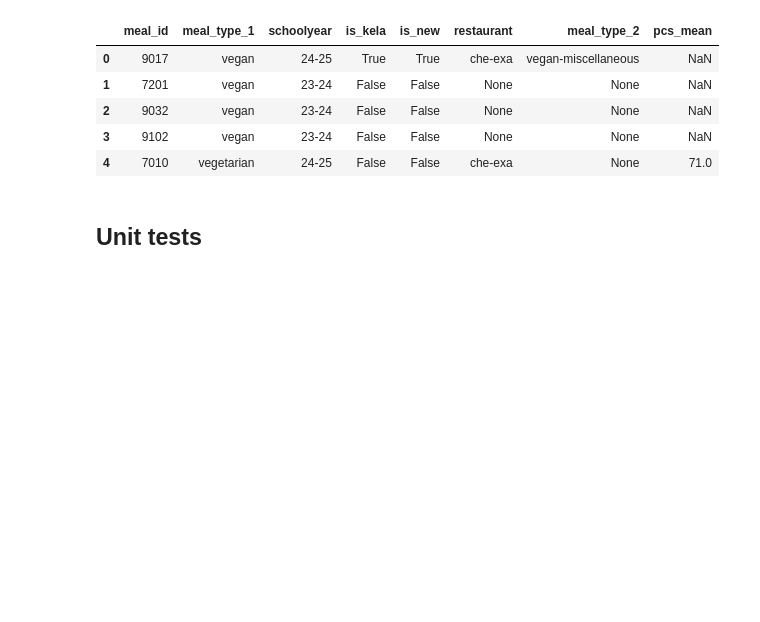
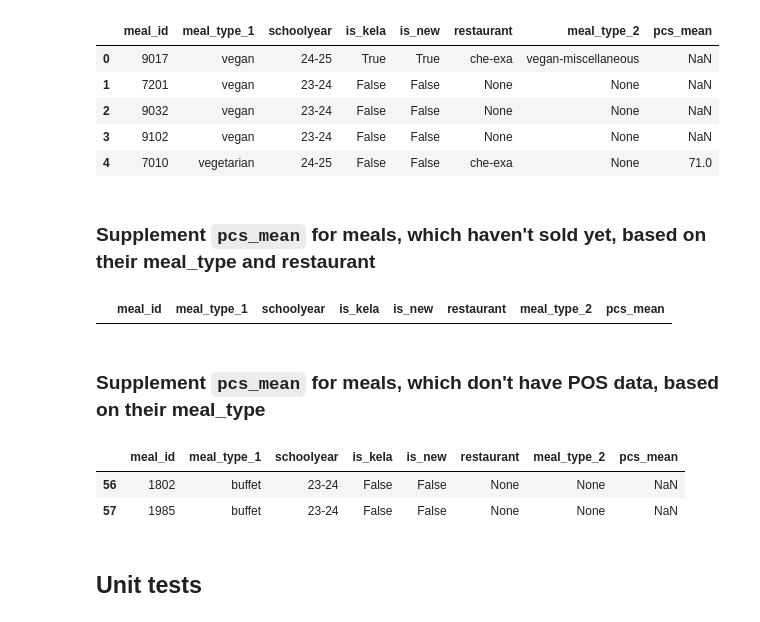
Before and after one commit to Food-Waste-Optimization/Food-Waste-Optimization, a Jupyter notebook: notebooks/phase_4/1_extract_dims/dim_meals.ipynb, the cells around one changed output. Drawn from its saved outputs; the diff is of its cells as text; code cells hidden in the pictures; blank space fills up the shorter version.

```diff
--- a/notebooks/phase_4/1_extract_dims/dim_meals.ipynb
+++ b/notebooks/phase_4/1_extract_dims/dim_meals.ipynb
@@ -696,3 +698,6 @@ meals.head()
+# %%
+idx = meals[meals['meal_id'] == 8993.0].index
+meals.loc[idx, 'meal_type_1'] = 'vegan'
 # %% [markdown]
 ## Add column `pcs_mean`
 # %%
@@ -815,5 +820,62 @@ meals.head()
 | 2 | 9032 | vegan | 23-24 | False | False | None | None | NaN |
 | 3 | 9102 | vegan | 23-24 | False | False | None | None | NaN |
 | 4 | 7010 | vegetarian | 24-25 | False | False | che-exa | None | 71.0 |
+# %% [markdown]
+### Supplement `pcs_mean` for meals, which haven't sold yet, based on their meal_type and restaurant
+# %%
+map_res = {'che': 'che-exa', 'exa': 'che-exa', 'phy': 'phy'}
+
+pos_tmp = pos.copy()
+pos_tmp['restaurant'] = pos_tmp['restaurant'].map(map_res)
+
+pcs_mean_by_mealtype_res = (
+    pos_tmp
+    .groupby(['meal_type', 'restaurant'])['pcs']
+    .mean()
+    .reset_index()
+    .rename(columns={'meal_type': 'meal_type_1'})
+)
+
+
+tmp = meals[(meals['pcs_mean'].isna()) & (~meals['restaurant'].isna())]
+
+pcs_mean = (
+    tmp
+    .merge(pcs_mean_by_mealtype_res, on=['meal_type_1', 'restaurant'], how='left')
+    ['pcs']
+)
+
+meals.loc[tmp.index, 'pcs_mean'] = pcs_mean.tolist()
+
+meals[(meals['pcs_mean'].isna()) & (~meals['restaurant'].isna())]
+# %% [output]
+|  | meal_id | meal_type_1 | schoolyear | is_kela | is_new | restaurant | meal_type_2 | pcs_mean |
+# %% [markdown]
+### Supplement `pcs_mean` for meals, which don't have POS data, based on their meal_type
+# %%
+pcs_mean_by_mealtype_res = (
+    pos
+    .groupby('meal_type')['pcs']
+    .mean()
+    .reset_index()
+    .rename(columns={'meal_type': 'meal_type_1'})
+)
+
+
+tmp = meals[(meals['pcs_mean'].isna()) & (meals['restaurant'].isna())]
+
+pcs_mean = (
+    tmp
+    .merge(pcs_mean_by_mealtype_res, on='meal_type_1', how='left')
+    ['pcs']
+)
+
+meals.loc[tmp.index, 'pcs_mean'] = pcs_mean.tolist()
+
+meals[(meals['pcs_mean'].isna()) & (meals['restaurant'].isna())]
+# %% [output]
+|  | meal_id | meal_type_1 | schoolyear | is_kela | is_new | restaurant | meal_type_2 | pcs_mean |
+| 56 | 1802 | buffet | 23-24 | False | False | None | None | NaN |
+| 57 | 1985 | buffet | 23-24 | False | False | None | None | NaN |
 # %% [markdown]
 ## Unit tests
```
Also changed, not shown: parts of 5 cells of this notebook, 2 other files.
